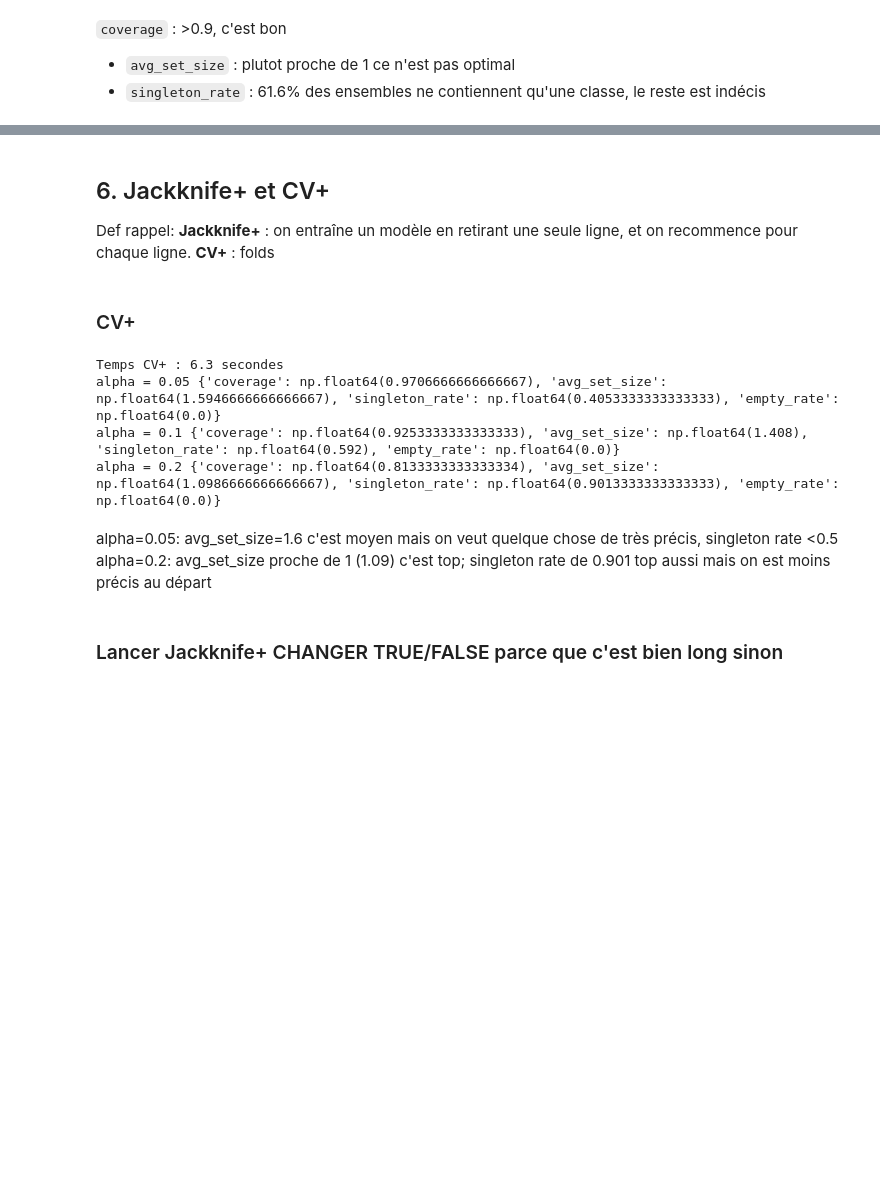
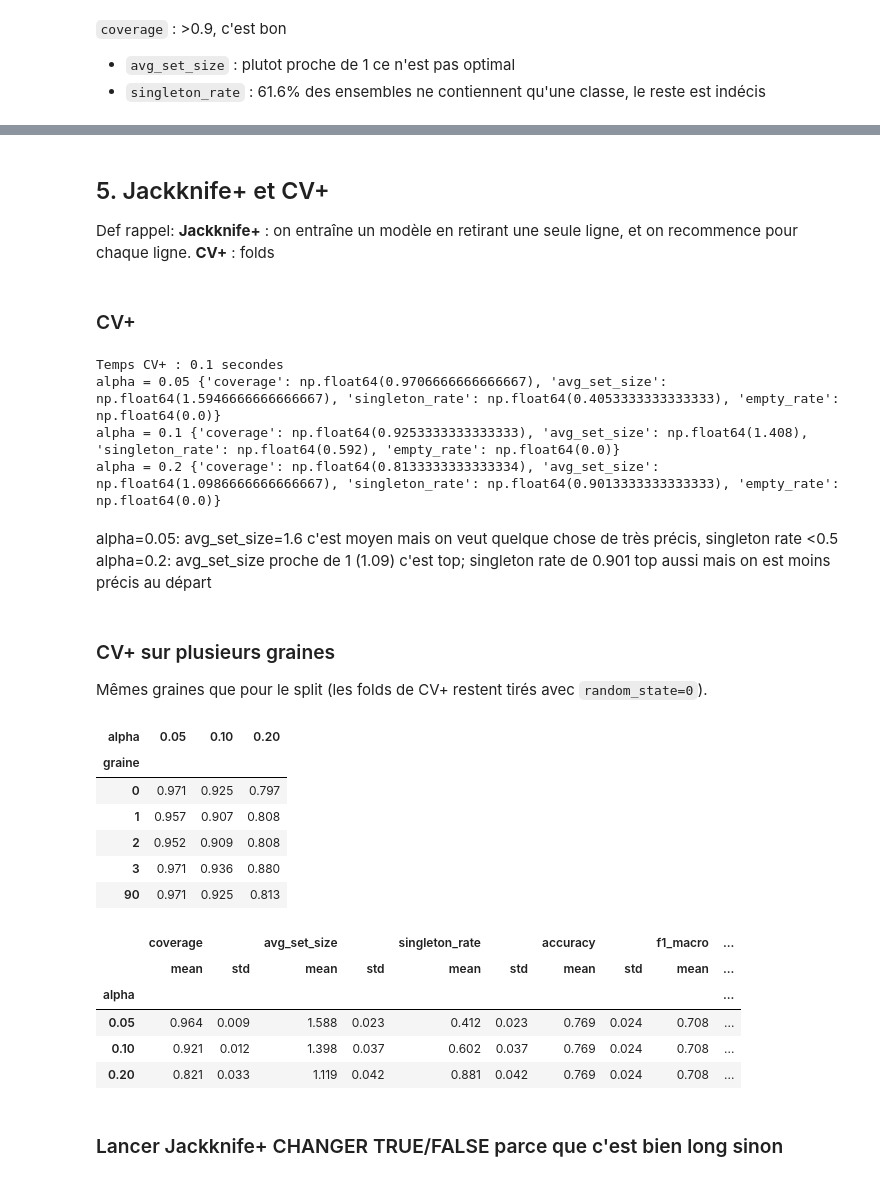
Before and after one commit to chl0heyy/Projet_RI_TabFn, a Jupyter notebook: notebook_xgboost.ipynb, the cells around one changed output, grey strips where cells are left out. Saved outputs shown, nothing was run; the diff lists cells and outputs as text; code cells hidden in the pictures; blank space fills up the shorter version.

```diff
--- a/notebook_xgboost.ipynb
+++ b/notebook_xgboost.ipynb
@@ -210,5 +279,5 @@ dtype: float64
 # %% [markdown]
-## 6. Jackknife+ et CV+
+## 5. Jackknife+ et CV+
 
 Def rappel:
 **Jackknife+** : on entraîne un modèle en retirant une seule ligne, et on recommence pour chaque ligne.
@@ -264,19 +338,54 @@ debut = time.time()
 scores_cv, predictions_cv = calculer_scores_plus(
     X_D, y_D, X_test, methode="cv", nombre_folds=10
 )
-print("Temps CV+ :", round(time.time() - debut, 1), "secondes")
+TEMPS_CV = time.time() - debut
+print("Temps CV+ :", round(TEMPS_CV, 1), "secondes")
 
 for alpha in [0.05, 0.1, 0.2]:
     ensembles = construire_ensembles_plus(scores_cv, predictions_cv, alpha)
     print("alpha =", alpha, mesurer_ensembles(ensembles, y_test))
 # %% [output]
-Temps CV+ : 6.3 secondes
+Temps CV+ : 0.1 secondes
 alpha = 0.05 {'coverage': np.float64(0.9706666666666667), 'avg_set_size': np.float64(1.5946666666666667), 'singleton_rate': np.float64(0.4053333333333333), 'empty_rate': np.float64(0.0)}
 alpha = 0.1 {'coverage': np.float64(0.9253333333333333), 'avg_set_size': np.float64(1.408), 'singleton_rate': np.float64(0.592), 'empty_rate': np.float64(0.0)}
 alpha = 0.2 {'coverage': np.float64(0.8133333333333334), 'avg_set_size': np.float64(1.0986666666666667), 'singleton_rate': np.float64(0.9013333333333333), 'empty_rate': np.float64(0.0)}
 # %% [markdown]
 alpha=0.05: avg_set_size=1.6 c'est moyen mais on veut quelque chose de très précis, singleton rate <0.5
 alpha=0.2: avg_set_size proche de 1 (1.09) c'est top; singleton rate de 0.901 top aussi mais on est moins précis au départ
+# %% [markdown]
+### CV+ sur plusieurs graines
+
+Mêmes graines que pour le split (les folds de CV+ restent tirés avec `random_state=0`).
+# %%
+lignes_cv = []
+for g, d in decoupages.items():
+    debut = time.time()
+    s_cv, pr_cv = calculer_scores_plus(d["X_D"], d["y_D"], d["X_test"], methode="cv", nombre_folds=10)
+    t = time.time() - debut
+    m_cv = metriques_point(d["y_test"], proba_moyenne_plus(pr_cv))
+    for alpha in alphas:
+        ensembles = construire_ensembles_plus(s_cv, pr_cv, alpha)
+        lignes_cv.append({"graine": g, "methode": "CV+", "alpha": alpha,
+                          **mesurer_ensembles(ensembles, d["y_test"]), **m_cv, "temps_s": t})
+
+multi_cv = pd.DataFrame(lignes_cv)
+display(multi_cv.pivot(index="graine", columns="alpha", values="coverage").round(3))
+display(multi_cv.groupby("alpha")[["coverage", "avg_set_size", "singleton_rate", "accuracy", "f1_macro"]]
+        .agg(["mean", "std"]).round(3))
+# %% [output]
+| alpha | 0.05 | 0.10 | 0.20 |
+| graine |  |  |  |
+| 0 | 0.971 | 0.925 | 0.797 |
+| 1 | 0.957 | 0.907 | 0.808 |
+| 2 | 0.952 | 0.909 | 0.808 |
+| 3 | 0.971 | 0.936 | 0.880 |
+| 90 | 0.971 | 0.925 | 0.813 |
+|  | coverage |  | avg_set_size |  | singleton_rate |  | accuracy |  | f1_macro | ... |
+|  | mean | std | mean | std | mean | std | mean | std | mean | ... |
+| alpha |  |  |  |  |  |  |  |  |  | ... |
+| 0.05 | 0.964 | 0.009 | 1.588 | 0.023 | 0.412 | 0.023 | 0.769 | 0.024 | 0.708 | ... |
+| 0.10 | 0.921 | 0.012 | 1.398 | 0.037 | 0.602 | 0.037 | 0.769 | 0.024 | 0.708 | ... |
+| 0.20 | 0.821 | 0.033 | 1.119 | 0.042 | 0.881 | 0.042 | 0.769 | 0.024 | 0.708 | ... |
 # %% [markdown]
 ### Lancer Jackknife+ CHANGER TRUE/FALSE parce que c'est bien long sinon
 # %%
```
Also changed, not shown: parts of 12 cells of this notebook, 4 other files.
